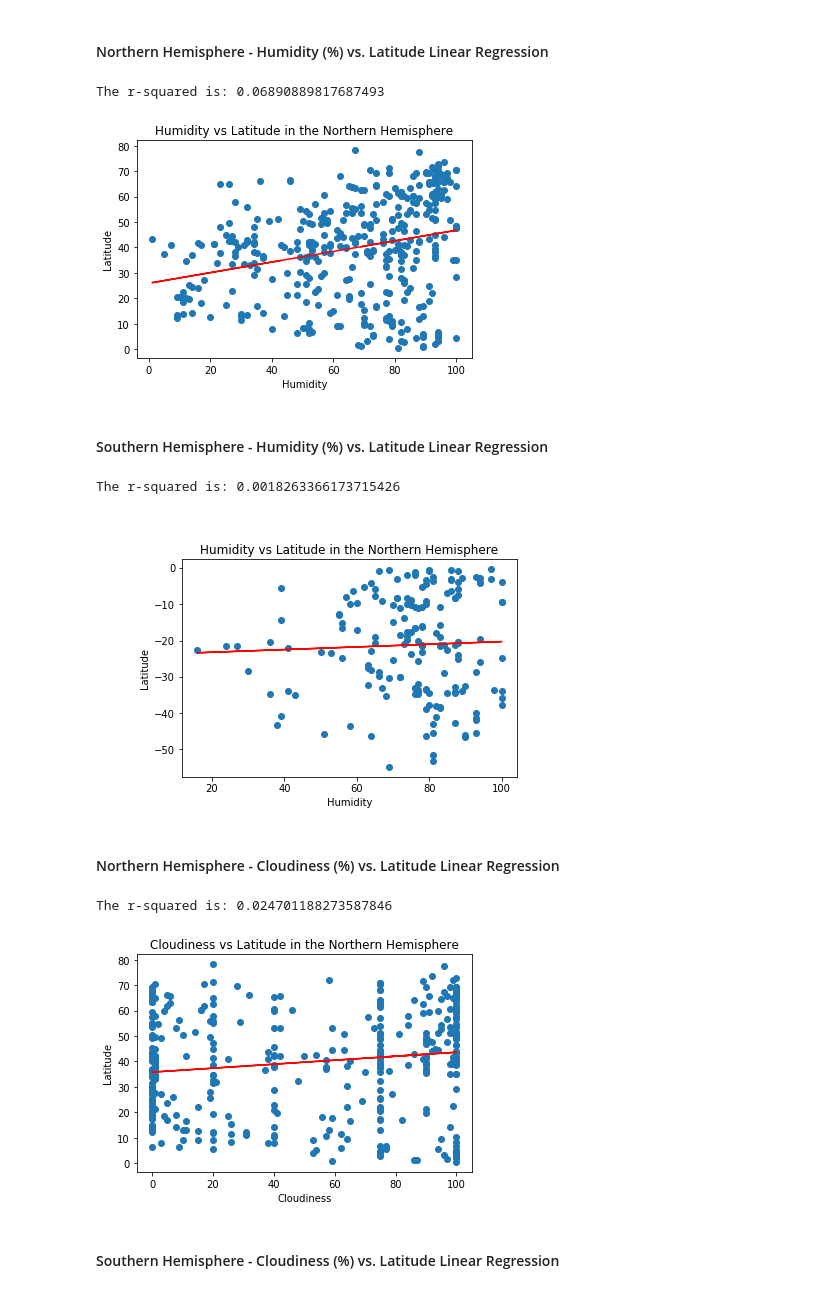
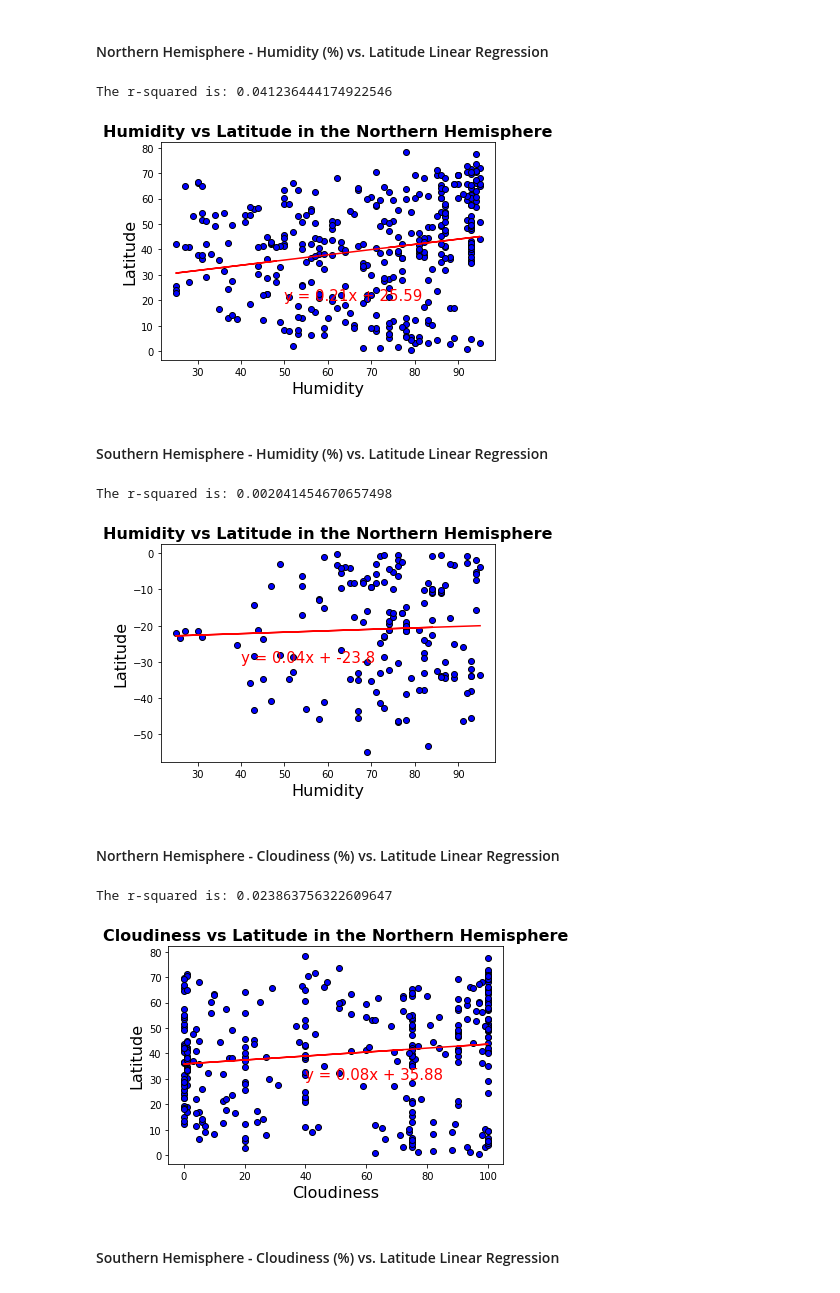
Before and after one commit to yaitouny/SMU_homework, a Jupyter notebook: 06-Python-APIs/python-api-challenge/starter_code/WeatherPy.ipynb, the cells around one changed output. Cells and saved outputs as stored; diff of their text form; code cells hidden in the pictures.

```diff
--- a/06-Python-APIs/python-api-challenge/starter_code/WeatherPy.ipynb
+++ b/06-Python-APIs/python-api-challenge/starter_code/WeatherPy.ipynb
@@ -208,3 +230,9 @@ df
 # Make a new DataFrame equal to the city data to drop all humidity outliers by index.
 # Passing "inplace=False" will make a copy of the city_data DataFrame, which we call
 # "clean_city_data".
+
+y = df['Humidity']
+clean_city_data = y.between(y.quantile(0.05), y.quantile(0.95))
+
+print(str(y[clean_city_data].size) + "/" + str(len(df.Cities)) + " data points remain.")
+print(clean_city_data.value_counts())
@@ -210,0 +244,6 @@ df
+# %%
+# INVERT removed_outliers!!
+index_names = df[~clean_city_data].index
+
+# The resulting 20 dates to drop.
+print(index_names)
@@ -210,0 +257,3 @@ df
+# %%
+clean_df = df.drop(index_names, inplace=False).reset_index(drop=True)
+clean_df
@@ -263,10 +349,12 @@ plt.show()
 # OPTIONAL: Create a function to create Linear Regression plots
 # %%
 # Create Northern and Southern Hemisphere DataFrames
-North_mask = df.Lat >= 0
-North_df = df.loc[North_mask].reset_index(drop=True)
+North_mask = clean_df.Lat >= 0
+North_df = clean_df.loc[North_mask].reset_index(drop=True)
 
-South_mask = df.Lat < 0
-South_df = df.loc[South_mask].reset_index(drop=True)
+South_mask = clean_df.Lat < 0
+South_df = clean_df.loc[South_mask].reset_index(drop=True)
+North_df
+South_df
 # %% [output]
 |  | Cities | Lat | Lng | Max Temp | Humidity | Wind Speed | Cloudiness | Country | Date |
@@ -329,17 +416,17 @@ y_values = North_df["Lat"]
 (slope, intercept, rvalue, pvalue, stderr) = linregress(x_values, y_values)
 regress_values = x_values * slope + intercept
 line_eq = "y = " + str(round(slope,2)) + "x + " + str(round(intercept,2))
-plt.scatter(x_values,y_values)
+plt.scatter(x_values,y_values, color = "blue", edgecolor= "black")
 plt.plot(x_values,regress_values,"r-")
-plt.annotate(line_eq,(-10,10),fontsize=15,color="red")
-plt.title('Humidity vs Latitude in the Northern Hemisphere')
-plt.xlabel('Humidity')
-plt.ylabel('Latitude')
+plt.annotate(line_eq,(50,20),fontsize=15,color="red")
+plt.title('Humidity vs Latitude in the Northern Hemisphere', fontsize = 16, fontweight="bold")
+plt.xlabel('Humidity', fontsize = 16)
+plt.ylabel('Latitude', fontsize = 16)
 print(f"The r-squared is: {rvalue**2}")
 plt.show()
 # %% [output]
-The r-squared is: 0.06890889817687493
+The r-squared is: 0.041236444174922546
-[figure, old version]
+[figure, new version]
 # %% [markdown]
 ####  Southern Hemisphere - Humidity (%) vs. Latitude Linear Regression
 # %%
@@ -348,36 +435,36 @@ y_values = South_df["Lat"]
 (slope, intercept, rvalue, pvalue, stderr) = linregress(x_values, y_values)
 regress_values = x_values * slope + intercept
 line_eq = "y = " + str(round(slope,2)) + "x + " + str(round(intercept,2))
-plt.scatter(x_values,y_values)
+plt.scatter(x_values,y_values, color = "blue", edgecolor= "black")
 plt.plot(x_values,regress_values,"r-")
-plt.annotate(line_eq,(-10,10),fontsize=15,color="red")
-plt.title('Humidity vs Latitude in the Northern Hemisphere')
-plt.xlabel('Humidity')
-plt.ylabel('Latitude')
+plt.annotate(line_eq,(40,-30),fontsize=15,color="red")
+plt.title('Humidity vs Latitude in the Northern Hemisphere', fontsize = 16, fontweight="bold")
+plt.xlabel('Humidity', fontsize = 16)
+plt.ylabel('Latitude', fontsize = 16)
 print(f"The r-squared is: {rvalue**2}")
 plt.show()
 # %% [output]
-The r-squared is: 0.0018263366173715426
+The r-squared is: 0.002041454670657498
-[figure, old version]
+[figure, new version]
 # %% [markdown]
 ####  Northern Hemisphere - Cloudiness (%) vs. Latitude Linear Regression
 # %%
-x3_values = North_df["Cloudiness"]
-y3_values = North_df["Lat"]
-(slope, intercept, rvalue, pvalue, stderr) = linregress(x3_values, y3_values)
-regress_values = x3_values * slope + intercept
+x_values = North_df["Cloudiness"]
+y_values = North_df["Lat"]
+(slope, intercept, rvalue, pvalue, stderr) = linregress(x_values, y_values)
+regress_values = x_values * slope + intercept
 line_eq = "y = " + str(round(slope,2)) + "x + " + str(round(intercept,2))
-plt.scatter(x3_values,y3_values)
-plt.plot(x3_values,regress_values,"r-")
-plt.annotate(line_eq,(-10,10),fontsize=15,color="red")
-plt.title('Cloudiness vs Latitude in the Northern Hemisphere')
-plt.xlabel('Cloudiness')
-plt.ylabel('Latitude')
+plt.scatter(x_values,y_values, color = "blue", edgecolor= "black")
+plt.plot(x_values,regress_values,"r-")
+plt.annotate(line_eq,(40,30),fontsize=15,color="red")
+plt.title('Cloudiness vs Latitude in the Northern Hemisphere', fontsize = 16, fontweight="bold")
+plt.xlabel('Cloudiness', fontsize = 16)
+plt.ylabel('Latitude', fontsize = 16)
 print(f"The r-squared is: {rvalue**2}")
 plt.show()
 # %% [output]
-The r-squared is: 0.024701188273587846
+The r-squared is: 0.023863756322609647
-[figure, old version]
+[figure, new version]
 # %% [markdown]
 ####  Southern Hemisphere - Cloudiness (%) vs. Latitude Linear Regression
 # %%
```
Also changed, not shown: parts of 21 cells of this notebook, 1 other file.
